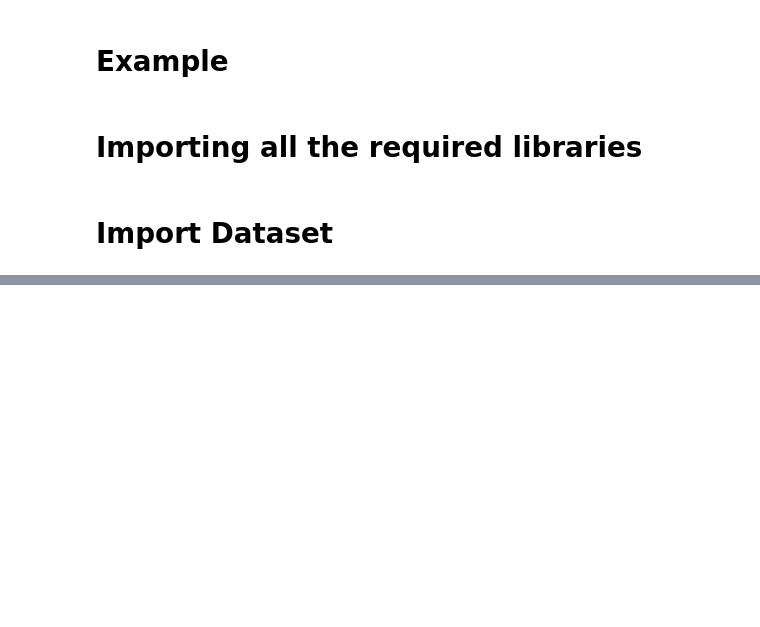
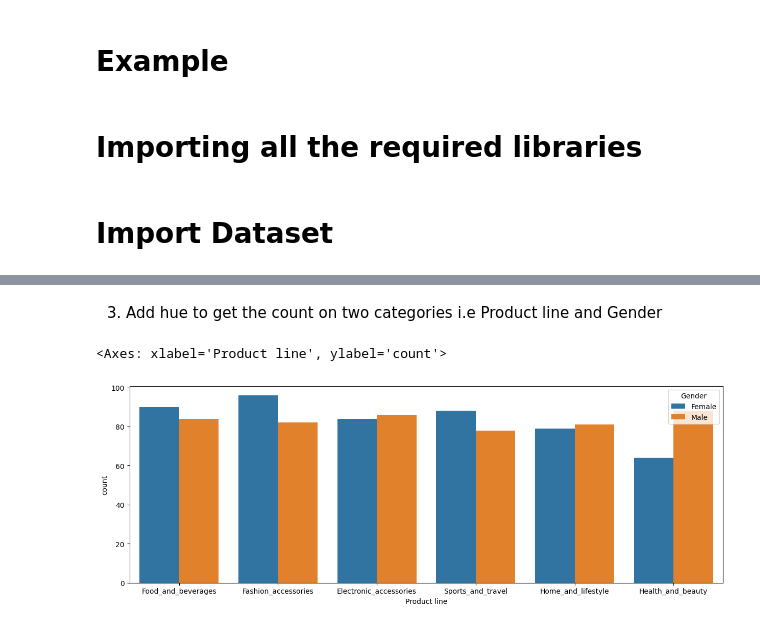
Before and after one commit to Suraj-kumar121K/SEABORN, a Jupyter notebook: CODE/Intrduction/intro_Seaborn.ipynb, the cells around one changed output, grey strips where cells are left out. Drawn from its saved outputs; the diff is of its cells as text; code cells hidden in the pictures; blank space fills up the shorter version.

```diff
--- a/CODE/Intrduction/intro_Seaborn.ipynb
+++ b/CODE/Intrduction/intro_Seaborn.ipynb
@@ -59,0 +84,8 @@ mart.shape()
+# %% [markdown]
+3. Add hue to get the count on two categories i.e Product line and Gender
+# %%
+plt.figure(figsize=(15,5))
+sns.countplot(x='Product line', hue='Gender', data=mart)
+# %% [output]
+<Axes: xlabel='Product line', ylabel='count'>
+[figure, added]
```
Also changed, not shown: parts of 9 cells of this notebook, 1 other file.
